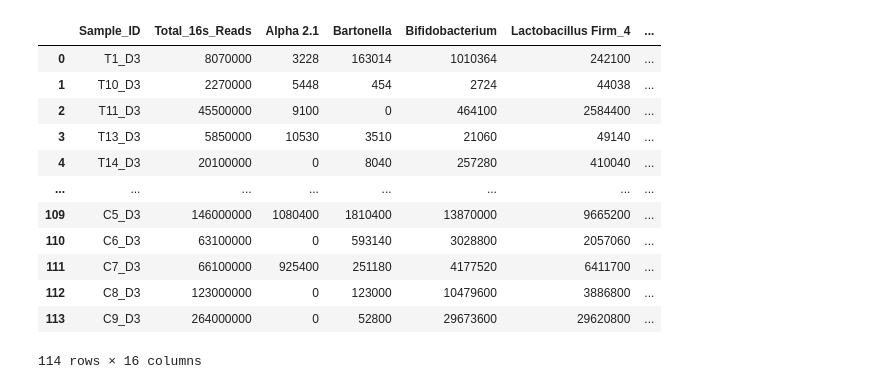
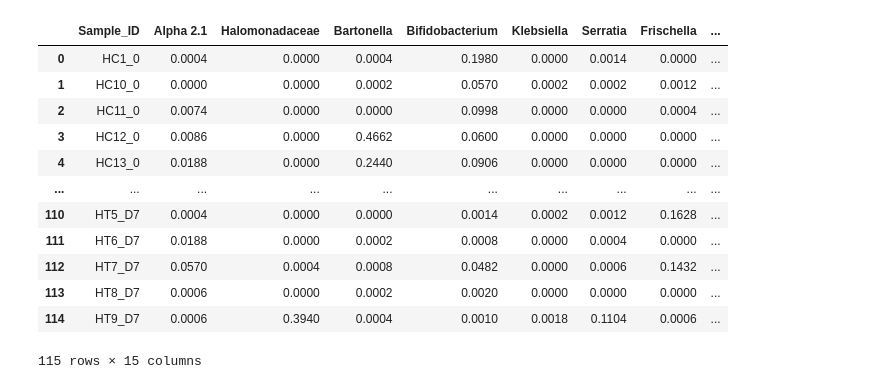
Before and after one commit to sveerisetti10/BF_550_Python_Project, a Jupyter notebook: Shannon_Index.ipynb, the cells around one changed output. Saved outputs shown, nothing was run; the diff lists cells and outputs as text; code cells hidden in the pictures.

```diff
--- a/Shannon_Index.ipynb
+++ b/Shannon_Index.ipynb
@@ -9,20 +10,19 @@ import scipy.stats as stats
 # %%
-data = pd.read_excel('/Users/sveerisetti/Desktop/Boston_University/Semester2/BF_550_Python/Final_Project/Bee_data/Box_Plot/master.xlsx', sheet_name = 'Absolute_abundance', header = 1).dropna(1)
+data = pd.read_csv('/Users/sveerisetti/Desktop/relative_abundance.csv').dropna(1)
 data.rename(columns = {'Sample ID':'Sample_ID', 'Total 16S copies':'Total_16s_Reads'}, inplace=True)
-
 data
 # %% [output]
-|  | Sample_ID | Total_16s_Reads | Alpha 2.1 | Bartonella | Bifidobacterium | Lactobacillus Firm_4 | ... |
-| 0 | T1_D3 | 8070000 | 3228 | 163014 | 1010364 | 242100 | ... |
-| 1 | T10_D3 | 2270000 | 5448 | 454 | 2724 | 44038 | ... |
-| 2 | T11_D3 | 45500000 | 9100 | 0 | 464100 | 2584400 | ... |
-| 3 | T13_D3 | 5850000 | 10530 | 3510 | 21060 | 49140 | ... |
-| 4 | T14_D3 | 20100000 | 0 | 8040 | 257280 | 410040 | ... |
-| ... | ... | ... | ... | ... | ... | ... | ... |
-| 109 | C5_D3 | 146000000 | 1080400 | 1810400 | 13870000 | 9665200 | ... |
-| 110 | C6_D3 | 63100000 | 0 | 593140 | 3028800 | 2057060 | ... |
-| 111 | C7_D3 | 66100000 | 925400 | 251180 | 4177520 | 6411700 | ... |
-| 112 | C8_D3 | 123000000 | 0 | 123000 | 10479600 | 3886800 | ... |
-| 113 | C9_D3 | 264000000 | 0 | 52800 | 29673600 | 29620800 | ... |
+|  | Sample_ID | Alpha 2.1 | Halomonadaceae | Bartonella | Bifidobacterium | Klebsiella | Serratia | Frischella | ... |
+| 0 | HC1_0 | 0.0004 | 0.0000 | 0.0004 | 0.1980 | 0.0000 | 0.0014 | 0.0000 | ... |
+| 1 | HC10_0 | 0.0000 | 0.0000 | 0.0002 | 0.0570 | 0.0002 | 0.0002 | 0.0012 | ... |
+| 2 | HC11_0 | 0.0074 | 0.0000 | 0.0000 | 0.0998 | 0.0000 | 0.0000 | 0.0004 | ... |
+| 3 | HC12_0 | 0.0086 | 0.0000 | 0.4662 | 0.0600 | 0.0000 | 0.0000 | 0.0000 | ... |
+| 4 | HC13_0 | 0.0188 | 0.0000 | 0.2440 | 0.0906 | 0.0000 | 0.0000 | 0.0000 | ... |
+| ... | ... | ... | ... | ... | ... | ... | ... | ... | ... |
+| 110 | HT5_D7 | 0.0004 | 0.0000 | 0.0000 | 0.0014 | 0.0002 | 0.0012 | 0.1628 | ... |
+| 111 | HT6_D7 | 0.0188 | 0.0000 | 0.0002 | 0.0008 | 0.0000 | 0.0004 | 0.0000 | ... |
+| 112 | HT7_D7 | 0.0570 | 0.0004 | 0.0008 | 0.0482 | 0.0000 | 0.0006 | 0.1432 | ... |
+| 113 | HT8_D7 | 0.0006 | 0.0000 | 0.0002 | 0.0020 | 0.0000 | 0.0000 | 0.0000 | ... |
+| 114 | HT9_D7 | 0.0006 | 0.3940 | 0.0004 | 0.0010 | 0.0018 | 0.1104 | 0.0006 | ... |
-114 rows × 16 columns
+115 rows × 15 columns
 # %%
```
Also changed, not shown: parts of 15 cells of this notebook.
